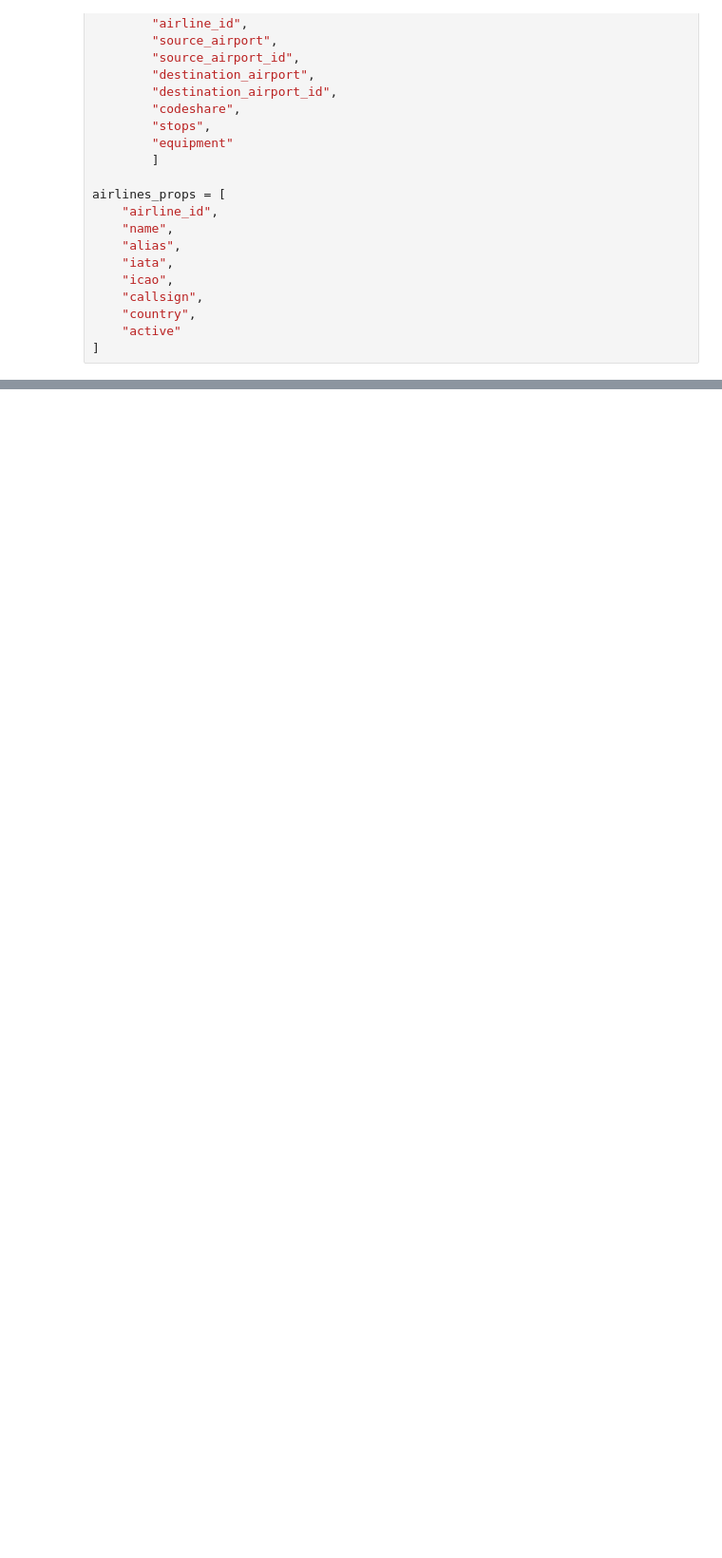
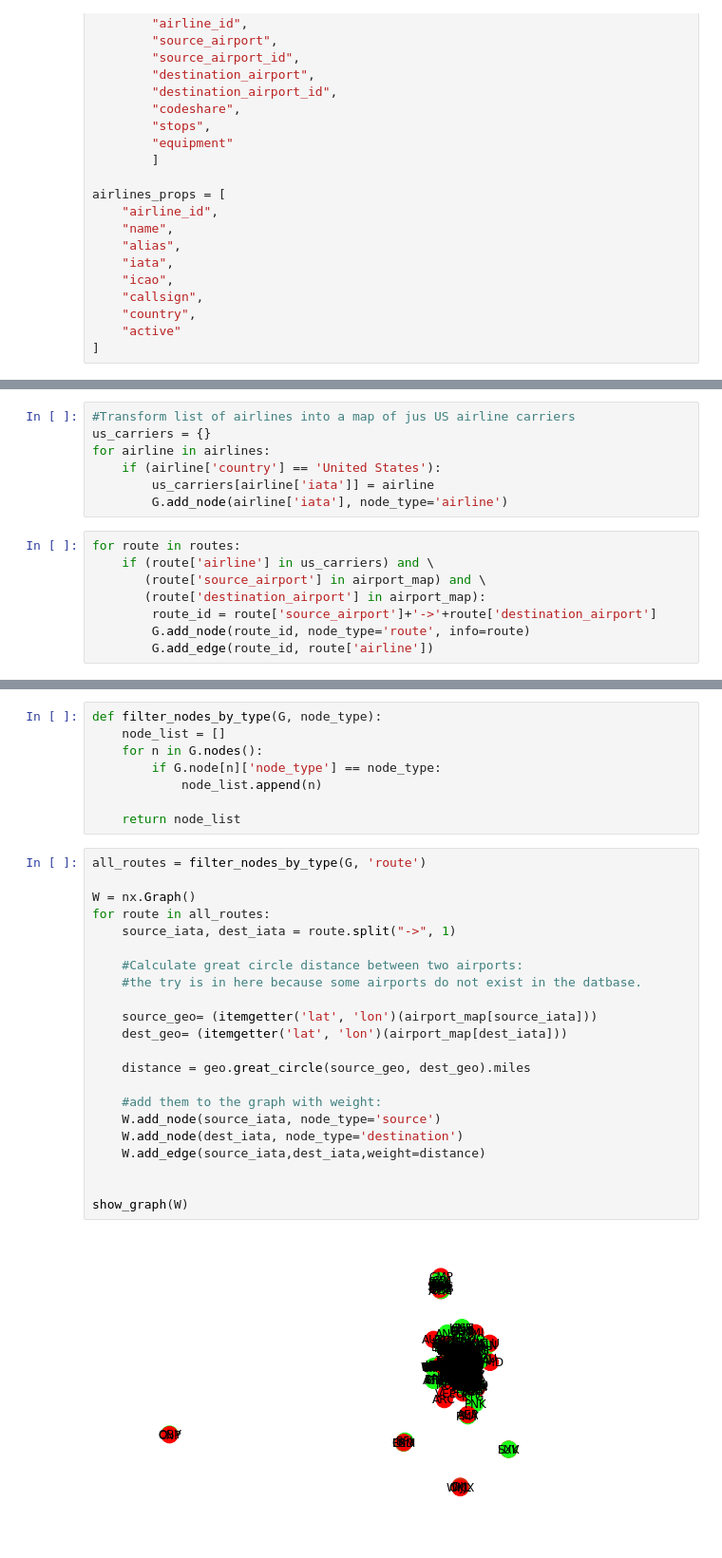
Before and after one commit to lmasud90/CUNY, a Jupyter notebook: DATA 620/Project 2/Project 2.ipynb, the cells around one changed output, grey strips where cells are left out. Shown: that part at 95% size. Drawn from its saved outputs; the diff is of its cells as text; blank space fills up the shorter version.

```diff
--- a/DATA 620/Project 2/Project 2.ipynb
+++ b/DATA 620/Project 2/Project 2.ipynb
@@ -158,0 +97,15 @@ show_graph(g)
+# %%
+#Transform list of airlines into a map of jus US airline carriers
+us_carriers = {}
+for airline in airlines:
+    if (airline['country'] == 'United States'):
+        us_carriers[airline['iata']] = airline
+        G.add_node(airline['iata'], node_type='airline')
+# %%
+for route in routes:
+    if (route['airline'] in us_carriers) and \
+       (route['source_airport'] in airport_map) and \
+       (route['destination_airport'] in airport_map):
+        route_id = route['source_airport']+'->'+route['destination_airport']
+        G.add_node(route_id, node_type='route', info=route)
+        G.add_edge(route_id, route['airline'])
@@ -158,0 +194,32 @@ show_graph(g)
+# %%
+def filter_nodes_by_type(G, node_type):
+    node_list = []
+    for n in G.nodes():
+        if G.node[n]['node_type'] == node_type:
+            node_list.append(n)
+
+    return node_list
+# %%
+all_routes = filter_nodes_by_type(G, 'route')
+
+W = nx.Graph()
+for route in all_routes:
+    source_iata, dest_iata = route.split("->", 1)
+
+    #Calculate great circle distance between two airports:
+    #the try is in here because some airports do not exist in the datbase.
+
+    source_geo= (itemgetter('lat', 'lon')(airport_map[source_iata]))
+    dest_geo= (itemgetter('lat', 'lon')(airport_map[dest_iata]))
+
+    distance = geo.great_circle(source_geo, dest_geo).miles
+
+    #add them to the graph with weight:
+    W.add_node(source_iata, node_type='source')
+    W.add_node(dest_iata, node_type='destination')
+    W.add_edge(source_iata,dest_iata,weight=distance)
+
+
+show_graph(W)
+# %% [output]
+[figure, added]
```
Also changed, not shown: parts of 44 cells of this notebook.
